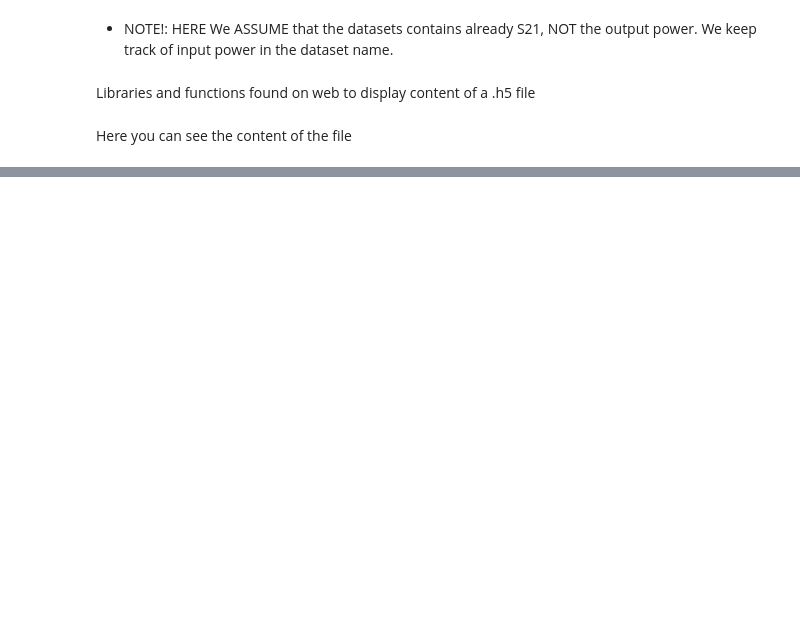
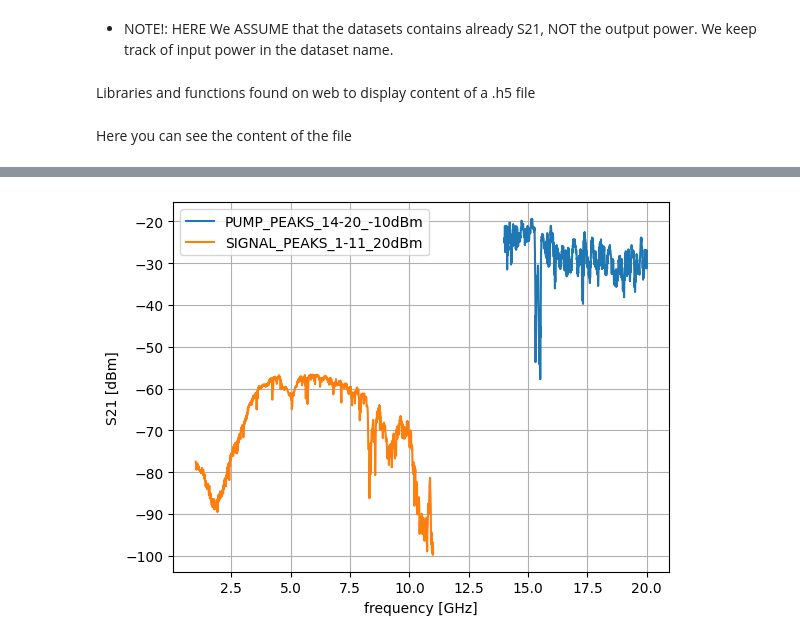
Before and after one commit to biqute/QTLab2223, a Jupyter notebook: TWPAandQubit/notebooks/read_from_h5.ipynb, the cells around one changed output, grey strips where cells are left out. Cells and saved outputs as stored; diff of their text form; code cells hidden in the pictures; blank space fills up the shorter version.

```diff
--- a/TWPAandQubit/notebooks/read_from_h5.ipynb
+++ b/TWPAandQubit/notebooks/read_from_h5.ipynb
@@ -134,0 +45,7 @@ with h5py.File(filename,  "a") as f:
+# %%
+"""Plot ALL datasets in a specific group"""
+group = "/"
+
+fig, ax = plotAllDatasetsSpectrum(filename, group)
+# %% [output]
+[figure, added]
```
Also changed, not shown: parts of 16 cells of this notebook, 1 other file.
